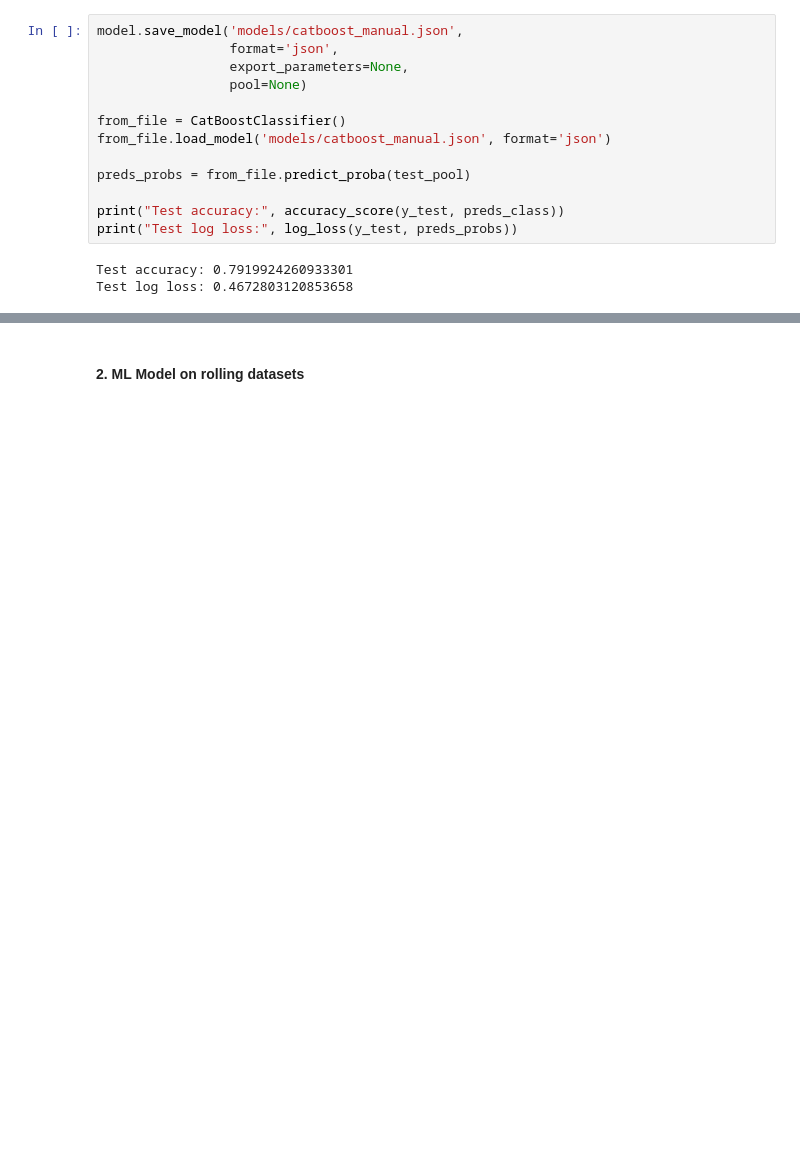
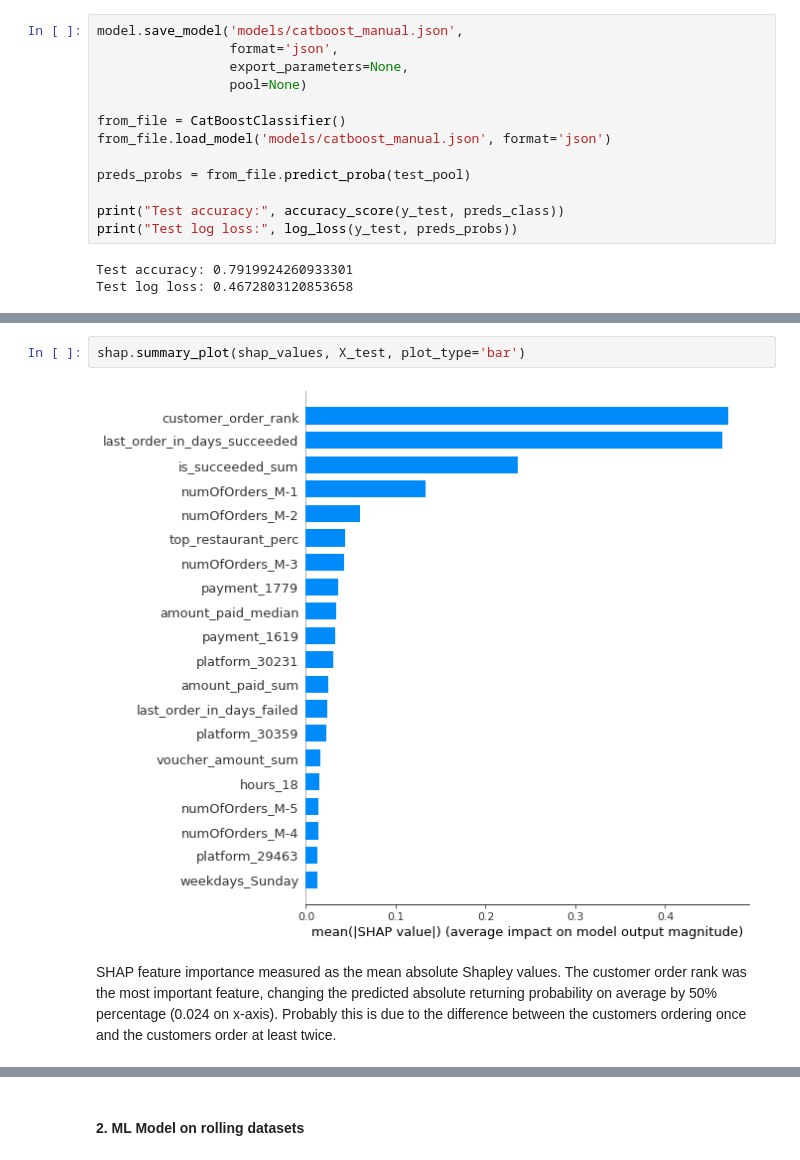
Before and after one commit to iceberg12/orange-eat-apple, a Jupyter notebook: EDA.ipynb, the cells around one changed output, grey strips where cells are left out. Saved outputs shown, nothing was run; the diff lists cells and outputs as text; blank space fills up the shorter version.

```diff
--- a/EDA.ipynb
+++ b/EDA.ipynb
@@ -847,0 +865,6 @@ Test log loss: 0.4672803120853658
+# %%
+shap.summary_plot(shap_values, X_test, plot_type='bar')
+# %% [output]
+[figure, added]
+# %% [markdown]
+SHAP feature importance measured as the mean absolute Shapley values. The customer order rank was the most important feature, changing the predicted absolute returning probability on average by 50% percentage (0.024 on x-axis). Probably this is due to the difference between the customers ordering once and the customers order at least twice.
```
Also changed, not shown: parts of 20 cells of this notebook, 1 other file.
